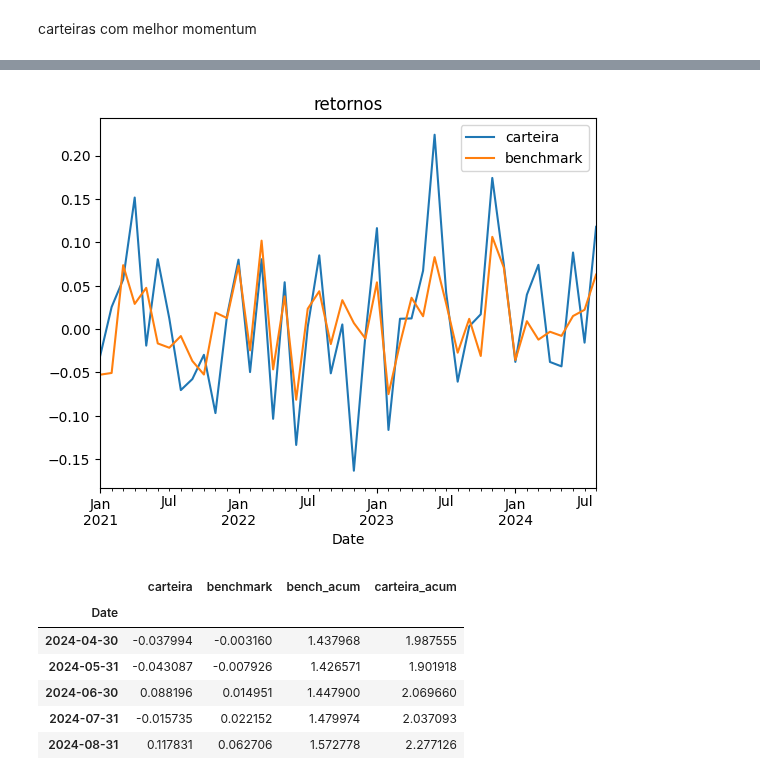
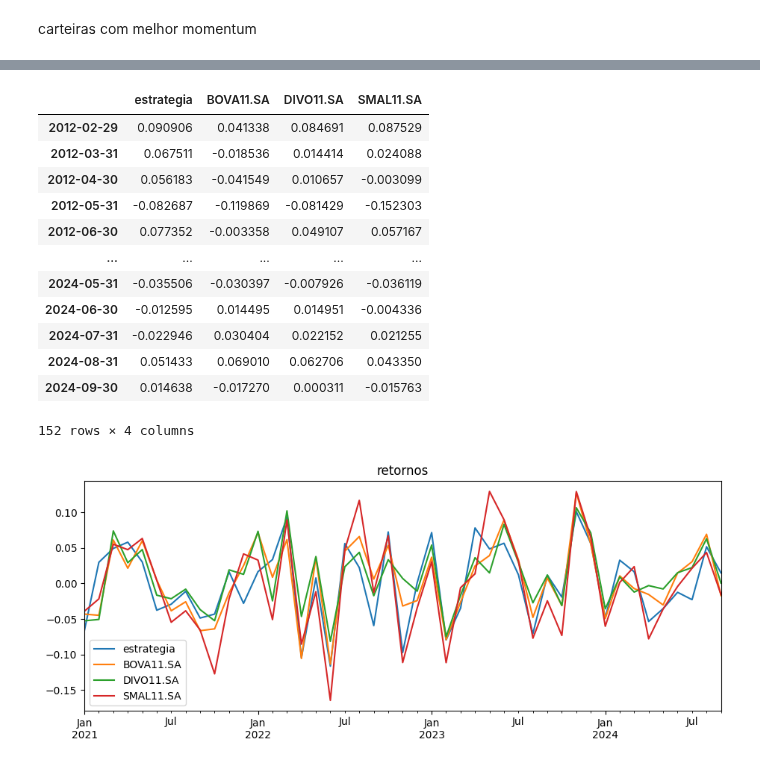
Before and after one commit to BDonadelli/Finance-playground, a Jupyter notebook: Momentum_top_5.ipynb, the cells around one changed output, grey strips where cells are left out. Saved outputs shown, nothing was run; the diff lists cells and outputs as text; code cells hidden in the pictures.

```diff
--- a/Momentum_top_5.ipynb
+++ b/Momentum_top_5.ipynb
@@ -222,7 +233,2 @@ proxima carteira: ['IRBR3.SA' 'LREN3.SA' 'VIVA3.SA' 'EMBR3.SA' 'PETZ3.SA'] data
 # %% [markdown]
 carteiras com melhor momentum
-# %%
-carteiras = []
-for date in mom.index:
-    # print(date.date() , get_top( ret , date , tam_carteira), port_ret( data , date ,  get_top( ret , date) ))
-    carteiras.append(get_top( mom , date , tam_carteira))
@@ -239,6 +234,0 @@ retorno da estrategia
-# %%
-# a carteira roda no mes seguinte
-retornos = [0.0]
-for i in range(1,len(monthly_returns)):
-  print(monthly_returns.index[i].date() , carteiras[i-1] , port_ret( monthly_returns  , monthly_returns.index[i] , carteiras[i-1] ))
-  retornos.append(port_ret( monthly_returns , monthly_returns.index[i] , carteiras[i-1] ))
@@ -286,0 +235,15 @@ compara
+# %%
+Carteiras = []
+Datas = []
+Retornos = []
+for i,date in enumerate(mom.index):
+    Data = date                                     # data
+    Cart = get_top( mom , date , tam_carteira)      # carteira de entrada
+    if i==0 : Ret = 0                               # retorno mes subsequente
+    else: Ret = port_ret( returns , Data ,  Carteiras[i-1])
+    Carteiras.append(Cart)
+    Datas.append(Data)
+    Retornos.append(Ret)
+estrategia = pd.DataFrame(Carteiras,index=Datas)
+estrategia['estrategia'] = Retornos
+estrategia
@@ -287,16 +264,22 @@ compara
+# %%
+compara = estrategia[['estrategia']].join(bench_returns,how='left')
+compara.dropna(inplace=True)
+compara
+# %% [output]
+|  | estrategia | BOVA11.SA | DIVO11.SA | SMAL11.SA |
+| 2012-02-29 | 0.090906 | 0.041338 | 0.084691 | 0.087529 |
+| 2012-03-31 | 0.067511 | -0.018536 | 0.014414 | 0.024088 |
+| 2012-04-30 | 0.056183 | -0.041549 | 0.010657 | -0.003099 |
+| 2012-05-31 | -0.082687 | -0.119869 | -0.081429 | -0.152303 |
+| 2012-06-30 | 0.077352 | -0.003358 | 0.049107 | 0.057167 |
+| ... | ... | ... | ... | ... |
+| 2024-05-31 | -0.035506 | -0.030397 | -0.007926 | -0.036119 |
+| 2024-06-30 | -0.012595 | 0.014495 | 0.014951 | -0.004336 |
+| 2024-07-31 | -0.022946 | 0.030404 | 0.022152 | 0.021255 |
+| 2024-08-31 | 0.051433 | 0.069010 | 0.062706 | 0.043350 |
+| 2024-09-30 | 0.014638 | -0.017270 | 0.000311 | -0.015763 |
+152 rows × 4 columns
 # %%
-compara.loc['2021-01-01':].plot(title='retornos');
+compara.loc['2021-01-01':].plot(title='retornos',figsize=(11,4));
 # %% [output]
-[figure, old version]
+[figure, new version]
-# %%
-compara['bench_acum'] = (compara.benchmark+1.0).cumprod()
-compara['carteira_acum'] = (compara.carteira+1.0).cumprod()
-compara.tail()
-# %% [output]
-|  | carteira | benchmark | bench_acum | carteira_acum |
-| Date |  |  |  |  |
-| 2024-04-30 | -0.037994 | -0.003160 | 1.437968 | 1.987555 |
-| 2024-05-31 | -0.043087 | -0.007926 | 1.426571 | 1.901918 |
-| 2024-06-30 | 0.088196 | 0.014951 | 1.447900 | 2.069660 |
-| 2024-07-31 | -0.015735 | 0.022152 | 1.479974 | 2.037093 |
-| 2024-08-31 | 0.117831 | 0.062706 | 1.572778 | 2.277126 |
```
Also changed, not shown: parts of 22 cells of this notebook, 1 other file.
